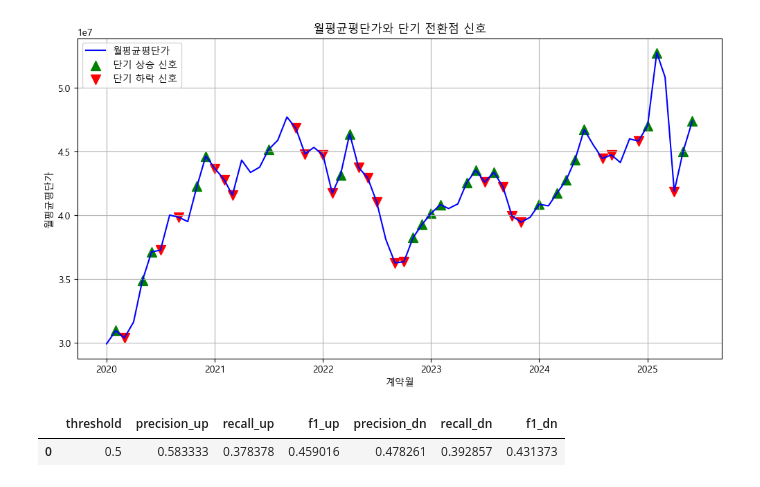
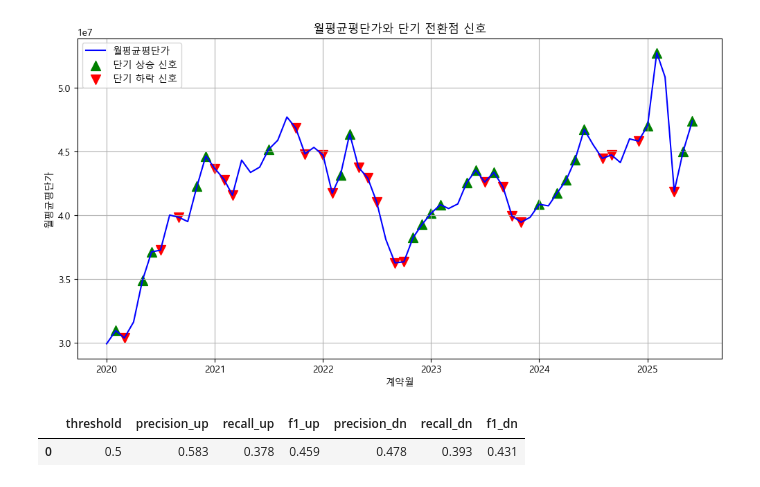
Before and after one commit to krystallinekim/pjt-DataAnalysis-Korean_Real_Estate, a Jupyter notebook: 03_leading_indicators.ipynb, the cells around one changed output. Cells and saved outputs as stored; diff of their text form; code cells hidden in the pictures.

```diff
--- a/03_leading_indicators.ipynb
+++ b/03_leading_indicators.ipynb
@@ -144,40 +133,42 @@ plt.show()
 # %% [output]
 [figure]
 # %%
+from sklearn.metrics import precision_score, recall_score, f1_score
+
 # 다음 달 가격 변화율 계산
 monthly_stats['다음달변화'] = monthly_stats[search].shift(-1) - monthly_stats[search]
 
 # 실제 상승/하락 라벨
 monthly_stats['실제변곡점'] = monthly_stats['다음달변화'].apply(lambda x: 1 if x>0 else (-1 if x<0 else 0))
-
-from sklearn.metrics import precision_score, recall_score, f1_score
 
 # 신호와 실제 변곡점 비교
 y_true = monthly_stats['실제변곡점']
 y_pred = monthly_stats['단기전환점신호']
 
 # 상승 신호 평가
 precision_up = precision_score(y_true, y_pred, labels=[1], average='macro')
 recall_up = recall_score(y_true, y_pred, labels=[1], average='macro')
 f1_up = f1_score(y_true, y_pred, labels=[1], average='macro')
 
 # 하락 신호 평가
 precision_dn = precision_score(y_true, y_pred, labels=[-1], average='macro')
 recall_dn = recall_score(y_true, y_pred, labels=[-1], average='macro')
 f1_dn = f1_score(y_true, y_pred, labels=[-1], average='macro')
 
 # 결과 출력
 performance = pd.DataFrame({
     'threshold':threshold,
     'precision_up':[precision_up],
     'recall_up':[recall_up],
     'f1_up':[f1_up],
     'precision_dn':[precision_dn],
     'recall_dn':[recall_dn],
     'f1_dn':[f1_dn]
 })
 
-performance
+performance = performance.round(3)
+display(performance)
+performance.to_csv('./data/03_leading_indicators/전환점평가결과.csv')
 # %% [output]
 |  | threshold | precision_up | recall_up | f1_up | precision_dn | recall_dn | f1_dn |
-| 0 | 0.5 | 0.583333 | 0.378378 | 0.459016 | 0.478261 | 0.392857 | 0.431373 |
+| 0 | 0.5 | 0.583 | 0.378 | 0.459 | 0.478 | 0.393 | 0.431 |
```
Also changed, not shown: parts of 4 cells of this notebook, 4 other files.
